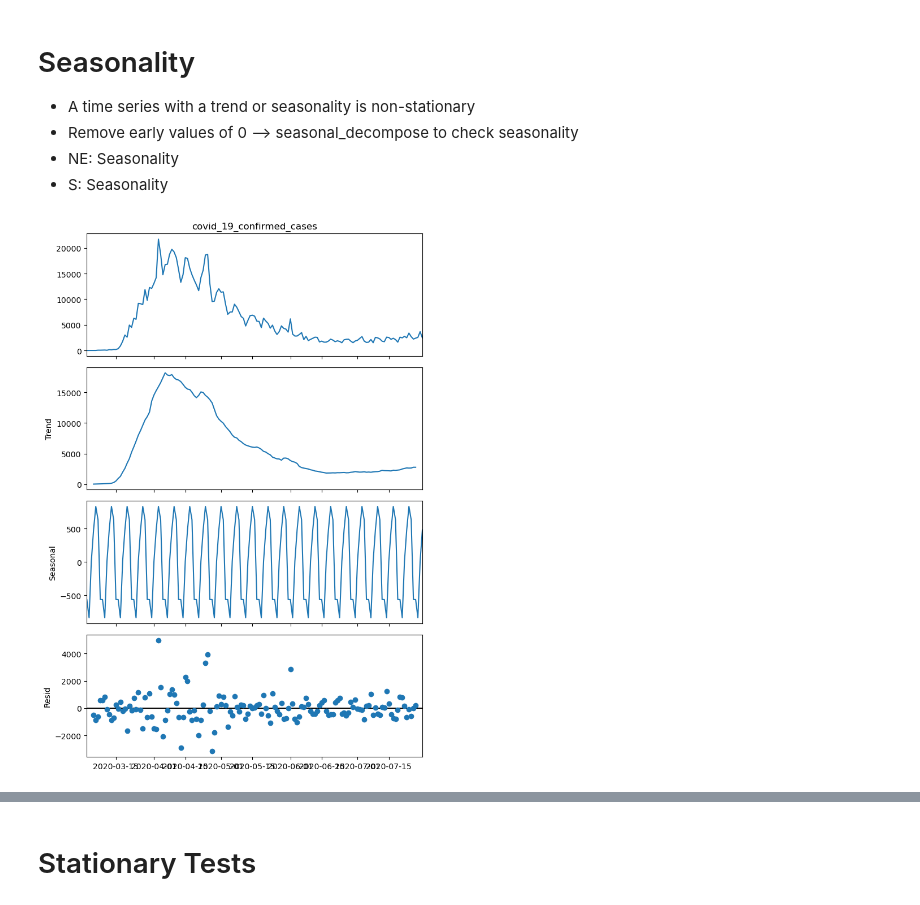
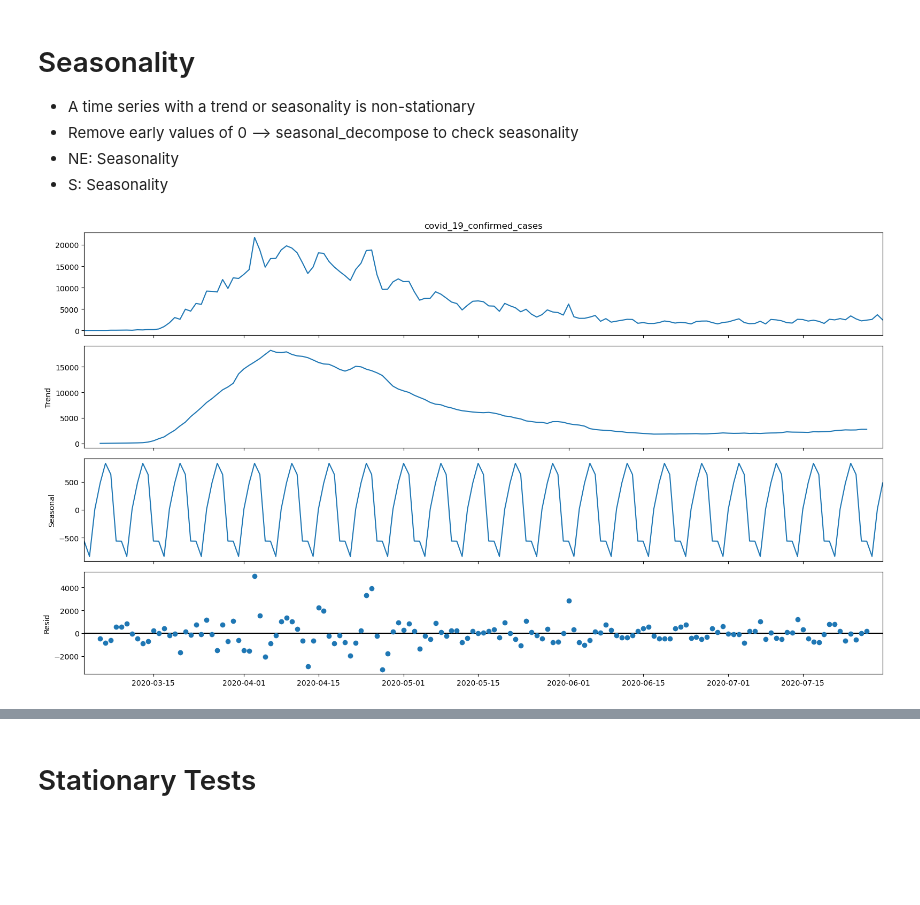
Before and after one commit to zshi719/LTV_DataSci_Capstone_Project, a Jupyter notebook: models/ARIMA/tilly_new_ARIMA.ipynb, the cells around one changed output, grey strips where cells are left out. Saved outputs shown, nothing was run; the diff lists cells and outputs as text; code cells hidden in the pictures; blank space fills up the shorter version.

```diff
--- a/models/ARIMA/tilly_new_ARIMA.ipynb
+++ b/models/ARIMA/tilly_new_ARIMA.ipynb
@@ -52,10 +52,13 @@ s_train.set_index("date", inplace = True)
 # %%
 ne_decomposition = seasonal_decompose(ne_train["covid_19_confirmed_cases"], model = "additive")
 # %%
-ne_decomposition.plot()
+fig = ne_decomposition.plot()
+fig.set_size_inches((16, 9))
+# Tight layout to realign things
+fig.tight_layout()
 plt.show()
 # %% [output]
-[figure, old version]
+[figure, new version]
 # %%
 s_decomposition = seasonal_decompose(s_train["covid_19_confirmed_cases"], model = "additive")
 # %%
```
Also changed, not shown: parts of 1 cell of this notebook, 2 other files.
